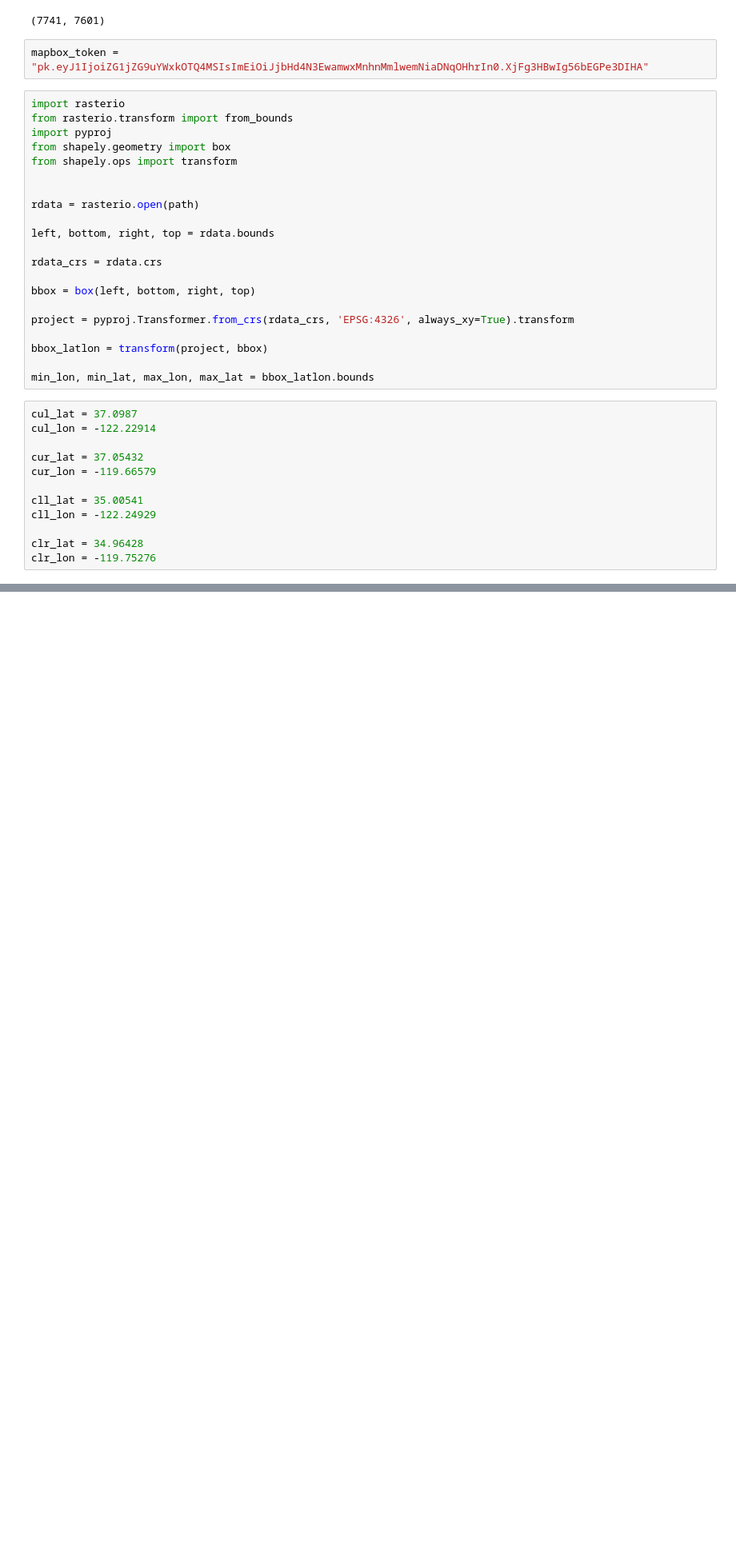
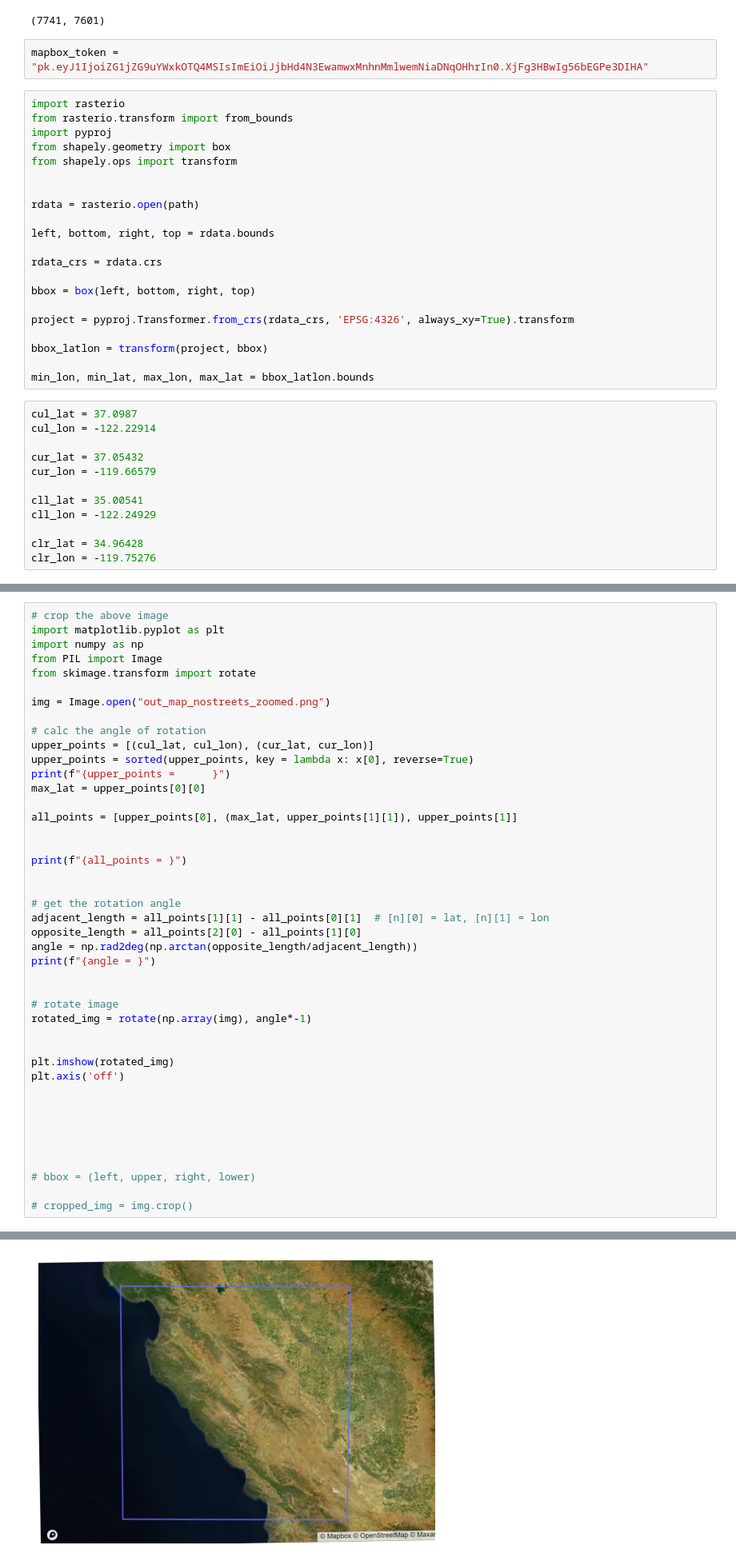
Before and after one commit to CamYench/AgriSense-210-Capstone, a Jupyter notebook: landsat_examples/geotiff.ipynb, the cells around one changed output, grey strips where cells are left out. Shown at 80% size. Drawn from its saved outputs; the diff is of its cells as text; blank space fills up the shorter version.

```diff
--- a/landsat_examples/geotiff.ipynb
+++ b/landsat_examples/geotiff.ipynb
@@ -85,0 +207,44 @@ fig.write_image("out_map_nostreets.png", scale=2)
+# %%
+# crop the above image
+import matplotlib.pyplot as plt
+import numpy as np
+from PIL import Image
+from skimage.transform import rotate
+
+img = Image.open("out_map_nostreets_zoomed.png")
+
+# calc the angle of rotation
+upper_points = [(cul_lat, cul_lon), (cur_lat, cur_lon)]
+upper_points = sorted(upper_points, key = lambda x: x[0], reverse=True)
+print(f"{upper_points =      }")
+max_lat = upper_points[0][0]
+
+all_points = [upper_points[0], (max_lat, upper_points[1][1]), upper_points[1]]
+
+
+print(f"{all_points = }")
+
+
+# get the rotation angle
+adjacent_length = all_points[1][1] - all_points[0][1]  # [n][0] = lat, [n][1] = lon
+opposite_length = all_points[2][0] - all_points[1][0]
+angle = np.rad2deg(np.arctan(opposite_length/adjacent_length))
+print(f"{angle = }")
+
+
+# rotate image
+rotated_img = rotate(np.array(img), angle*-1)
+
+
+plt.imshow(rotated_img)
+plt.axis('off')
+
+
+
+
+
+
+# bbox = (left, upper, right, lower)
+
+# cropped_img = img.crop()
+# %% [output]
@@ -85,0 +255 @@ fig.write_image("out_map_nostreets.png", scale=2)
+[figure, added]
```
Also changed, not shown: parts of 11 cells of this notebook, 6 other files.
